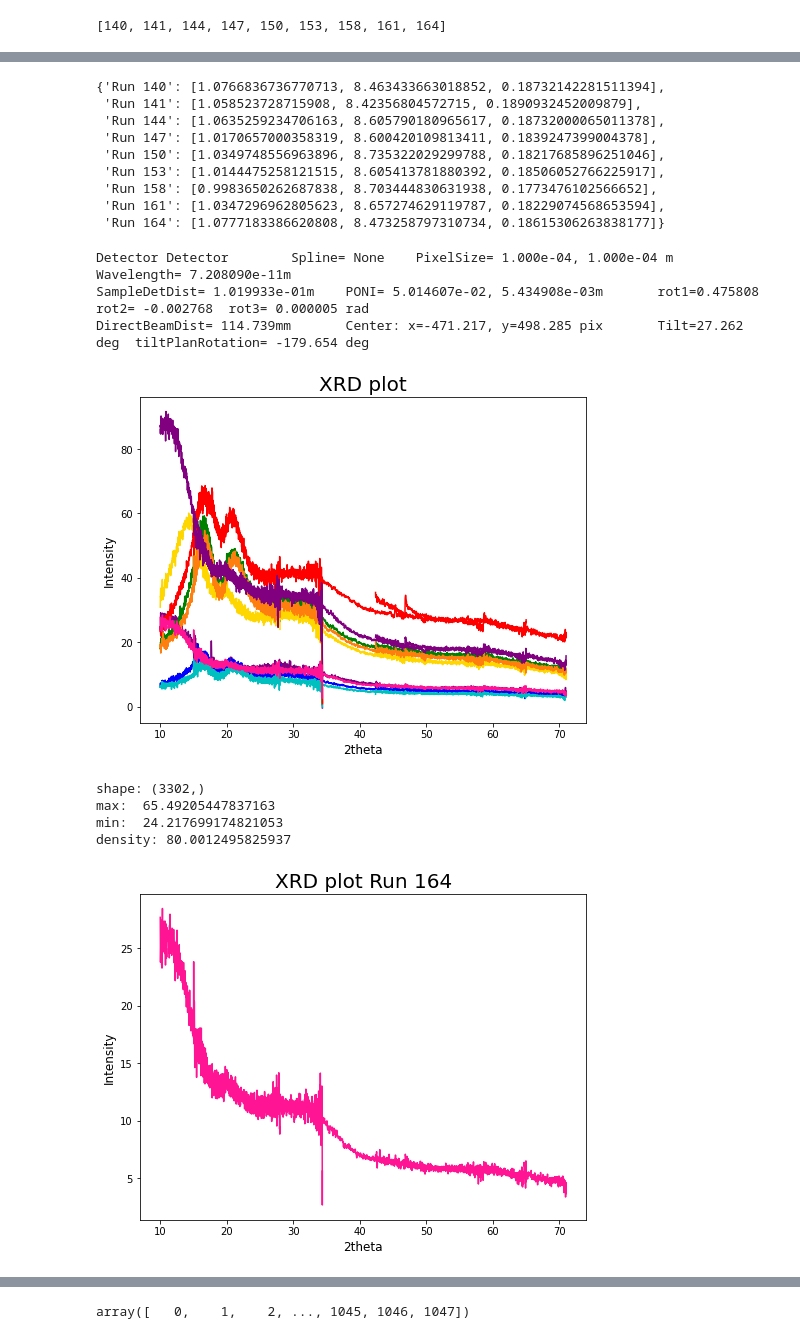
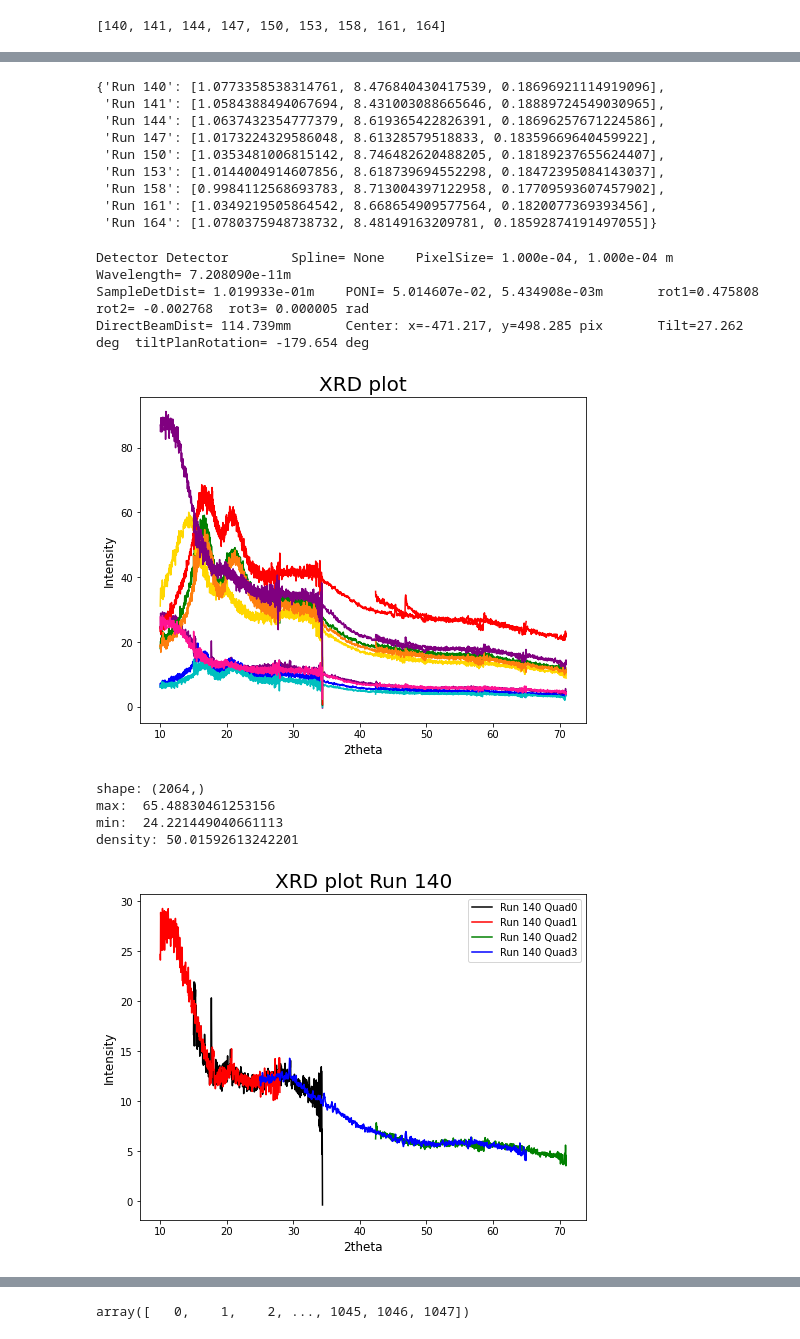
Before and after one commit to meeramadhavi/MEC_XRD_VISAR, a Jupyter notebook: Azimuthal_integration_Meera.ipynb, the cells around one changed output, grey strips where cells are left out. Saved outputs shown, nothing was run; the diff lists cells and outputs as text; code cells hidden in the pictures.

Commit message:
major updates
Quad stitching and smoothing

```diff
--- a/Azimuthal_integration_Meera.ipynb
+++ b/Azimuthal_integration_Meera.ipynb
@@ -602,7 +605,7 @@ for j in Runs:
 # %%
 # for count, _ in enumerate(Runs):
 #     print(count)
-density_of_points = 80
+density_of_points = 50
 
 
 nbin_run = dict.fromkeys(Run_key_list)
@@ -1111,7 +1090,7 @@ for j, _ in enumerate(Runs):
       maximum = np.floor(max_run['Run ' + str(Runs[j])]['Quad' + str((i))])
       number = maximum - minimum
       npt = int(number * density_of_points)
-      x0_new = np.linspace(minimum, maximum, num = npt, endpoint=True, retstep=False, dtype=None, axis=0)
+      x0_new = np.linspace(minimum, maximum-1/density_of_points, num = npt, endpoint=True, retstep=False, dtype=None, axis=0)
       y0_new = np.interp(x0_new,x, y)
       Resample_quads['Quad' + str((i))] = [x0_new,y0_new]
    Resample_results['Run ' + str(Runs[j])] = Resample_quads
@@ -1288,15 +1350,15 @@ print(x_list)
 # %%
 final_ratios_quad_stitch
 # %% [output]
-{'Run 140': [1.0766836736770713, 8.463433663018852, 0.18732142281511394],
- 'Run 141': [1.058523728715908, 8.42356804572715, 0.1890932452009879],
- 'Run 144': [1.0635259234706163, 8.605790180965617, 0.18732000065011378],
- 'Run 147': [1.0170657000358319, 8.600420109813411, 0.1839247399004378],
- 'Run 150': [1.0349748556963896, 8.735322029299788, 0.18217685896251046],
- 'Run 153': [1.0144475258121515, 8.605413781880392, 0.18506052766225917],
- 'Run 158': [0.9983650262687838, 8.703444830631938, 0.1773476102566652],
- 'Run 161': [1.0347296962805623, 8.657274629119787, 0.18229074568653594],
- 'Run 164': [1.0777183386620808, 8.473258797310734, 0.18615306263838177]}
+{'Run 140': [1.0773358538314761, 8.476840430417539, 0.18696921114919096],
+ 'Run 141': [1.0584388494067694, 8.431003088665646, 0.18889724549030965],
+ 'Run 144': [1.0637432354777379, 8.619365422826391, 0.18696257671224586],
+ 'Run 147': [1.0173224329586048, 8.61328579518833, 0.18359669640459922],
+ 'Run 150': [1.0353481006815142, 8.746482620488205, 0.18189237655624407],
+ 'Run 153': [1.0144004914607856, 8.618739694552298, 0.18472395084143037],
+ 'Run 158': [0.9984112568693783, 8.713004397122958, 0.17709593607457902],
+ 'Run 161': [1.0349219505864542, 8.668654909577564, 0.1820077369393456],
+ 'Run 164': [1.0780375948738732, 8.48149163209781, 0.18592874191497055]}
 # %%
 quad_2_plot = 3
 calib_all['Calib Quad'+str(quad_2_plot)]
@@ -1339,7 +1401,7 @@ plt.title('XRD plot', fontsize = 20)
 plt.show()
 # max(Integresults[1])
 # %% [output]
-[figure, old version]
+[figure, new version]
 # %%
 i = 0
 j = 3
@@ -1353,41 +1415,46 @@ print('density:', density)
 
 # you know what meera? All of the shapes are what you fucking set in the fucking bin! you binned 2000!
 # %% [output]
-shape: (3302,)
-max:  65.49205447837163
-min:  24.217699174821053
-density: 80.0012495825937
+shape: (2064,)
+max:  65.48830461253156
+min:  24.221449040661113
+density: 50.01592613242201
 # %%
 # plotting intergrated results for any Run and all quads
 
-i = 8
+i = 0
 for j in Quads:
     if j == 0:
         x = Resample_results['Run ' + str(Runs[i])]['Quad' + str(j)][0]
         y = Resample_results['Run ' +str(Runs[i])]['Quad' + str(j) ][1]
-        plt.plot(x, y, label = 'Run ' + str(Runs[i])+ ' Quad' + str(j), color = clr[i])
+        plt.plot(x, y, label = 'Run ' + str(Runs[i])+ ' Quad' + str(j), color = 'k') #clr[i])
     elif j == 1:
         x = Resample_results['Run ' + str(Runs[i])]['Quad' + str(j)][0]
         y = Resample_results['Run ' +str(Runs[i])]['Quad' + str(j) ][1]/final_ratios_quad_stitch[Int_keys[i]][0]
-        plt.plot(x, y, label = 'Run ' + str(Runs[i])+ ' Quad' + str(j), color = clr[i])
+        plt.plot(x, y, label = 'Run ' + str(Runs[i])+ ' Quad' + str(j), color = 'r') #clr[i])
     elif j == 2:
         x = Resample_results['Run ' + str(Runs[i])]['Quad' + str(j)][0]
         y = Resample_results['Run ' +str(Runs[i])]['Quad' + str(j) ][1]*final_ratios_quad_stitch[Int_keys[i]][2]
-        plt.plot(x, y, label = 'Run ' + str(Runs[i])+ ' Quad' + str(j),color = clr[i])
+        plt.plot(x, y, label = 'Run ' + str(Runs[i])+ ' Quad' + str(j), color = 'g') #clr[i])
     elif j == 3:
         x = Resample_results['Run ' + str(Runs[i])]['Quad' + str(j)][0]
         y = Resample_results['Run ' +str(Runs[i])]['Quad' + str(j) ][1]/final_ratios_quad_stitch[Int_keys[i]][1]
-        plt.plot(x, y, label = 'Run ' + str(Runs[i])+ ' Quad' + str(j),color = clr[i])
+        plt.plot(x, y, label = 'Run ' + str(Runs[i])+ ' Quad' + str(j), color = 'b') #clr[i])
     # plt.plot(Int_1D_results['Run ' + str(i)]['Quad1'][0],Int_1D_results['Run ' +str(i)]['Quad1'][1])
     # plt.plot(Int_1D_results['Run ' + str(i)]['Quad2'][0],Int_1D_results['Run ' + str(i)]['Quad2'][1])
     # plt.plot(Int_1D_results['Run ' + str(i)]['Quad3'][0],Int_1D_results['Run ' +str(i)]['Quad3'][1])
 plt.xlabel('2theta', fontsize = 12)
 plt.ylabel('Intensity', fontsize = 12)
 plt.title('XRD plot Run ' +str(Runs[i]), fontsize = 20)
 #plt.ylim([0, 20])
-# plt.legend()
+plt.legend()
 # plt.legend(loc='center left', bbox_to_anchor=(1, 0.5))
 plt.show()
 # max(Integresults[1])
+    # _, a1_indices, b1_indices = overlapfunc(df_list[0]['x'],df_list[1]['x'])
+    # _, a2_indices, b2_indices = overlapfunc(df_list[0]['x'],df_list[3]['x'])
+    # _, a3_indices, b3_indices = overlapfunc(df_list[2]['x'],df_list[3]['x'])
+
+    #y_new = combine_lists(df_list[1]['y'][0:min(b1_indices)] ,  average_q1_q0  , average_q3_q0[max(b1_indices):-1] , df_list[3]['y'][max(b2_indices):min(b3_indices)] , average_q3_q2 , df_list[2]['y'][max(a3_indices):-1])
 # %% [output]
-[figure, old version]
+[figure, new version]
```
Also changed, not shown: parts of 53 cells of this notebook, 11 other files.
